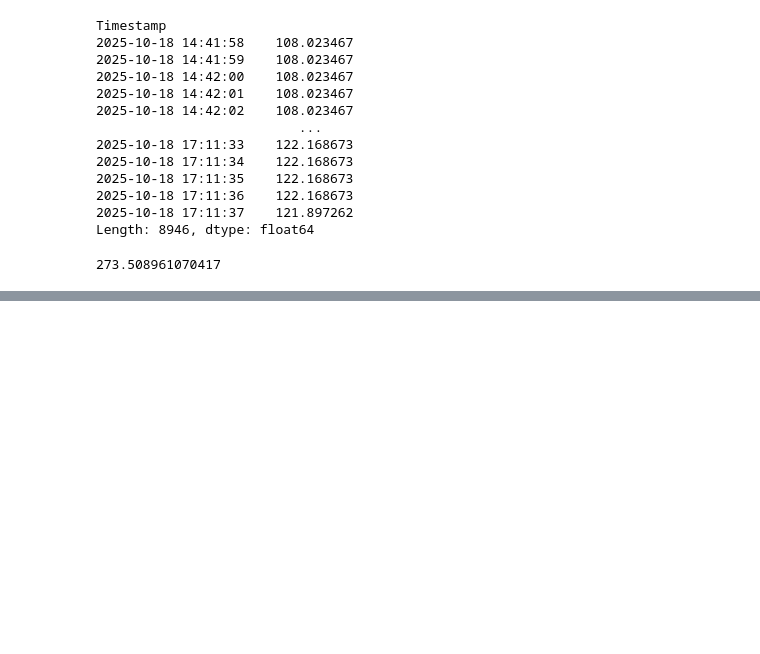
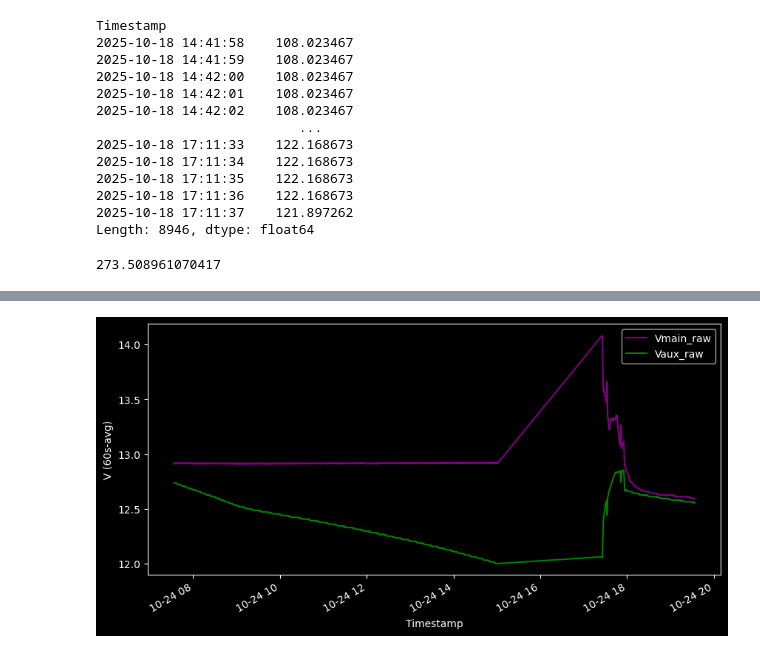
Before and after one commit to jbowen102/vehicle_aux_battery_control, a Jupyter notebook: datalogging.ipynb, the cells around one changed output, grey strips where cells are left out. Cells and saved outputs as stored; diff of their text form; code cells hidden in the pictures; blank space fills up the shorter version.

```diff
--- a/datalogging.ipynb
+++ b/datalogging.ipynb
@@ -270,0 +287,7 @@ Length: 8946, dtype: float64
+# %%
+# Key-off, system sitting idle all day.
+window_size_seconds = 60
+voltages = dl.get_voltages(dt.datetime.now(), 44500)
+voltages.rolling(dt.timedelta(seconds=window_size_seconds)).mean().plot(figsize=(10, 5), ylabel="V (%ss-avg)" % window_size_seconds, color=("purple", "green"));
+# %% [output]
+[figure, added]
```
Also changed, not shown: parts of 5 cells of this notebook, 1 other file.
